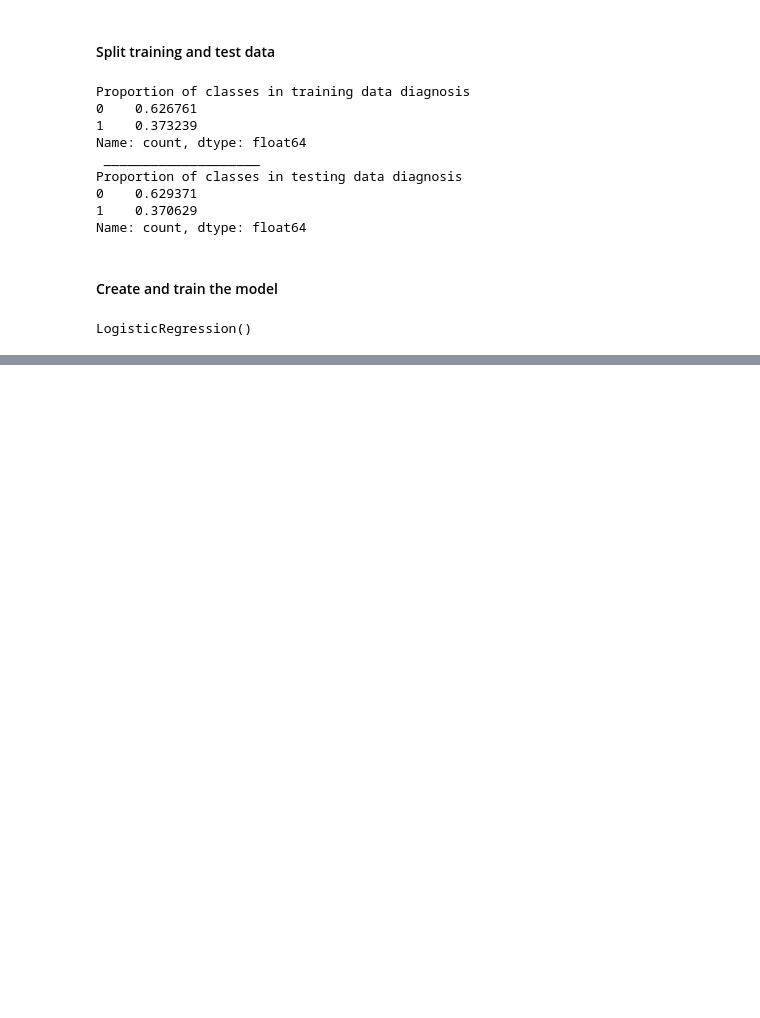
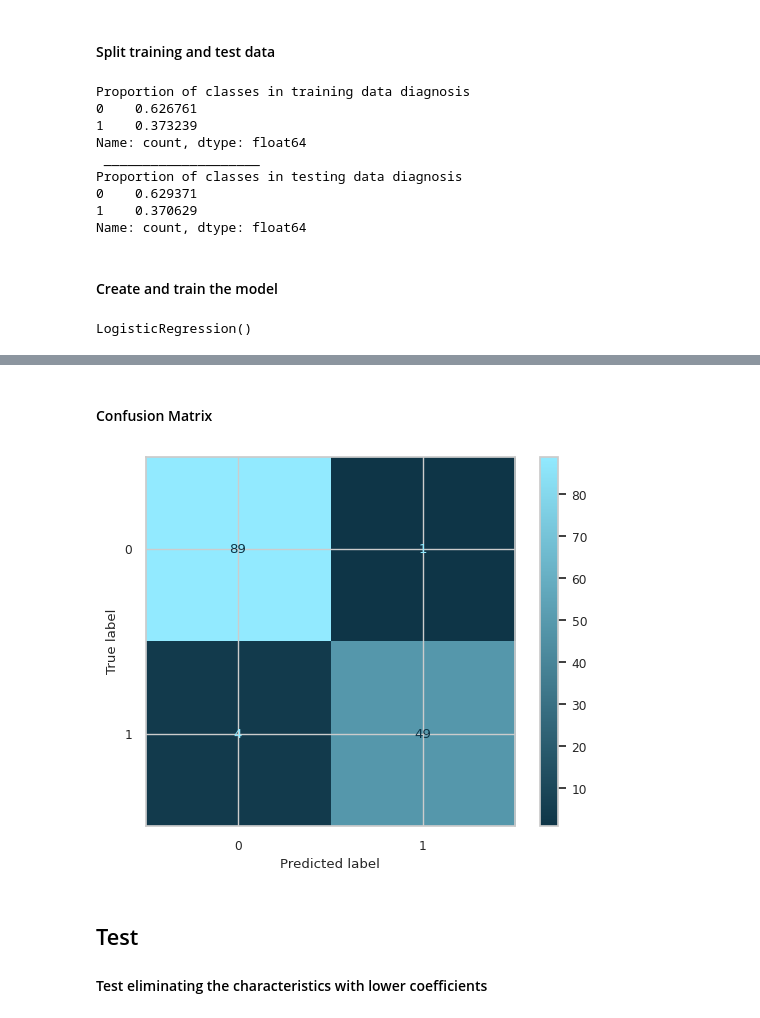
Before and after one commit to William-CCS96/binomial_logistic-regression_diagnostic_breast_cancer_isconsin, a Jupyter notebook: notebooks/0.0-logistic_regression_diagnostic_breast_cancer_wisconsin-introduction.ipynb, the cells around one changed output, grey strips where cells are left out. Drawn from its saved outputs; the diff is of its cells as text; code cells hidden in the pictures; blank space fills up the shorter version.

```diff
--- a/notebooks/0.0-logistic_regression_diagnostic_breast_cancer_wisconsin-introduction.ipynb
+++ b/notebooks/0.0-logistic_regression_diagnostic_breast_cancer_wisconsin-introduction.ipynb
@@ -314,0 +319,14 @@ print(metrics.accuracy_score(y_test, predictions_test))
+# %%
+# Predict the labels in the test set
+y_pred = model.predict(X_test)
+
+def metrics_model (y_test, y_pred):
+    precision = metrics.precision_score(y_test, y_pred)
+    recall = metrics.recall_score(y_test, y_pred)
+    accuracy = metrics.accuracy_score(y_test, y_pred)
+
+    print("Precision:", precision)
+    print("Sensitivity:", recall)
+    print("Specificity:", accuracy)
+
+metrics_model(y_test, y_pred)
@@ -318,0 +424,13 @@ model.score(X_test, y_test)
+# %% [markdown]
+#### Confusion Matrix
+# %%
+cm = metrics.confusion_matrix(y_test, y_pred, labels=model.classes_)
+
+disp = metrics.ConfusionMatrixDisplay(confusion_matrix=cm, display_labels=model.classes_)
+disp.plot(cmap=cmap)
+plt.show()
+# %% [output]
+[figure, added]
+# %% [markdown]
+## Test
+#### Test eliminating the characteristics with lower coefficients
```
Also changed, not shown: parts of 38 cells of this notebook.
